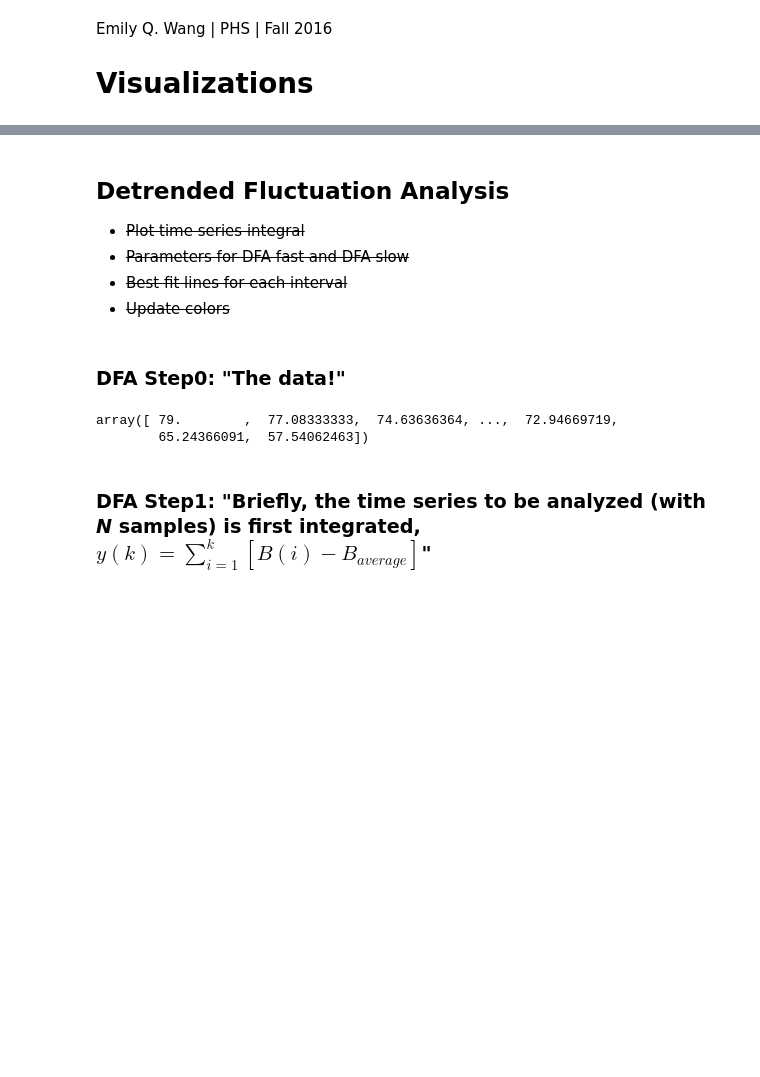
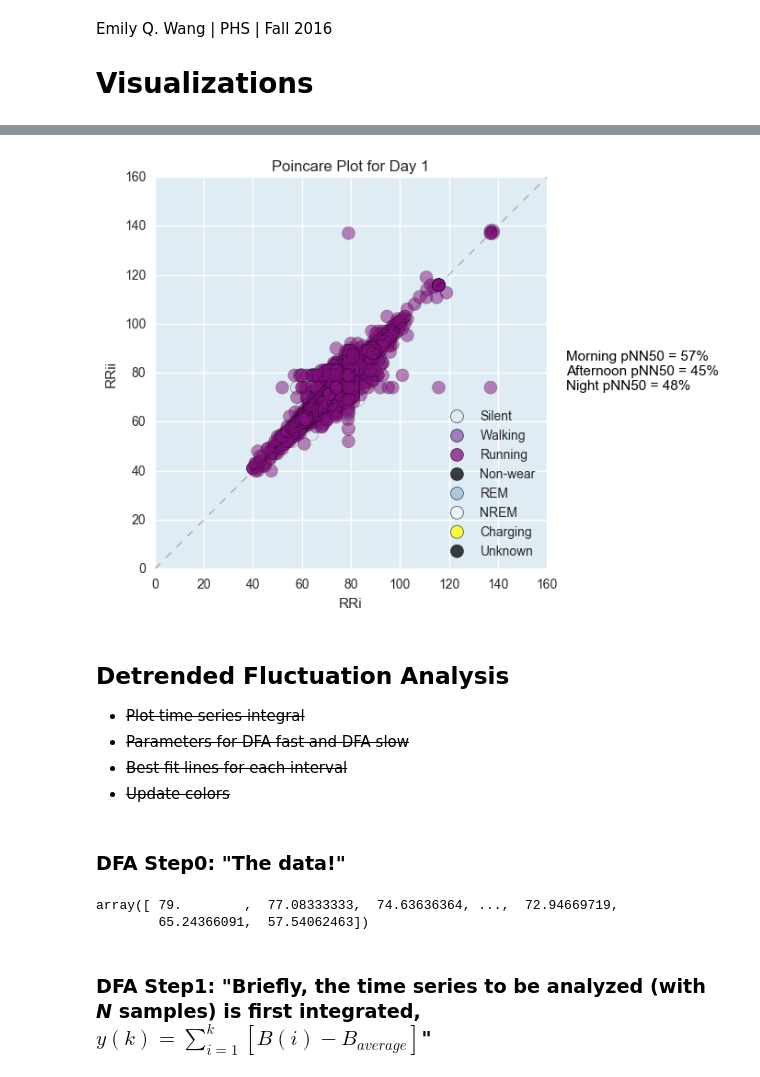
Before and after one commit to terrrychan/PHS-Project, a Jupyter notebook: Visualizations.ipynb, the cells around one changed output, grey strips where cells are left out. Drawn from its saved outputs; the diff is of its cells as text; code cells hidden in the pictures; blank space fills up the shorter version.

```diff
--- a/Visualizations.ipynb
+++ b/Visualizations.ipynb
@@ -278,0 +296,5 @@ plt.show()
+# %%
+print data['activitytype'].unique()
+data['activitytype'] = data['activitytype'].fillna(7.0)
+print data['activitytype'].unique()
+display(data)
@@ -279,3 +321,47 @@ plt.show()
+# %%
+plt.scatter([], [], s=ACTIVITYPOINTSIZE, alpha=0.75, color=ACTIVITYCOLORS[0], label=ACTIVITYLABELS[0], edgecolors=ACTIVITYMARKEREDGECOLOR, linewidths=ACTIVITYMARKEREDGEWIDTH)
+plt.scatter([], [], s=ACTIVITYPOINTSIZE, alpha=0.75, color=ACTIVITYCOLORS[1], label=ACTIVITYLABELS[1], edgecolors=ACTIVITYMARKEREDGECOLOR, linewidths=ACTIVITYMARKEREDGEWIDTH)
+plt.scatter([], [], s=ACTIVITYPOINTSIZE, alpha=0.75, color=ACTIVITYCOLORS[2], label=ACTIVITYLABELS[2], edgecolors=ACTIVITYMARKEREDGECOLOR, linewidths=ACTIVITYMARKEREDGEWIDTH)
+plt.scatter([], [], s=ACTIVITYPOINTSIZE, alpha=0.75, color=ACTIVITYCOLORS[3], label=ACTIVITYLABELS[3], edgecolors=ACTIVITYMARKEREDGECOLOR, linewidths=ACTIVITYMARKEREDGEWIDTH)
+plt.scatter([], [], s=ACTIVITYPOINTSIZE, alpha=0.75, color=ACTIVITYCOLORS[4], label=ACTIVITYLABELS[4], edgecolors=ACTIVITYMARKEREDGECOLOR, linewidths=ACTIVITYMARKEREDGEWIDTH)
+plt.scatter([], [], s=ACTIVITYPOINTSIZE, alpha=0.75, color=ACTIVITYCOLORS[5], label=ACTIVITYLABELS[5], edgecolors=ACTIVITYMARKEREDGECOLOR, linewidths=ACTIVITYMARKEREDGEWIDTH)
+plt.scatter([], [], s=ACTIVITYPOINTSIZE, alpha=0.75, color=ACTIVITYCOLORS[6], label=ACTIVITYLABELS[6], edgecolors=ACTIVITYMARKEREDGECOLOR, linewidths=ACTIVITYMARKEREDGEWIDTH)
+plt.scatter([], [], s=ACTIVITYPOINTSIZE, alpha=0.75, color=ACTIVITYCOLORS[7], label=ACTIVITYLABELS[7], edgecolors=ACTIVITYMARKEREDGECOLOR, linewidths=ACTIVITYMARKEREDGEWIDTH)
+plt.legend(loc=4)
+
+plt.plot(np.arange(0, 160, 0.05),
+         np.arange(0, 160, 0.05),
+         linestyle=YEQUALSXLINESTYLE, color=YEQUALSXCOLOR, alpha=YEQUALSXALPHA, linewidth=LINEWIDTH)
+
+plt.scatter(data['RRi'],
+            data['RRii'],
+            c=data['activitytype'],
+            cmap=matplotlib.colors.ListedColormap(COLORS),
+            s=ACTIVITYPOINTSIZE, alpha=0.5)
+
+axes = plt.gca()
+axes.set_xlim([0, 160])
+axes.set_ylim([0, 160])
+axes.set_aspect('equal', adjustable='box')
+axes.set_axis_bgcolor(BGCOLOR)
+
+morning_pNN50_str = str(data['pNN50'][0])[2:4]
+afternoon_pNN50_str = str(data['pNN50'][1])[2:4]
+night_pNN50_str = str(data['pNN50'][2])[2:4]
+place_text(1.05, 0.45, 'Morning pNN50 = ' + morning_pNN50_str + '%' +
+                       '\nAfternoon pNN50 = ' + afternoon_pNN50_str + '%' +
+                       '\nNight pNN50 = ' + night_pNN50_str + '%',
+                       axes)
+
+plt.xlabel('RRi')
+plt.ylabel('RRii')
+plt.title('Poincare Plot for Day 1')
+
+plt.savefig('day1_PoincarePlot_ActivityColors.png', format='png', bbox_inches='tight')
+plt.savefig('day1_PoincarePlot_ActivityColors.pdf', format='pdf', bbox_inches='tight')
+plt.show()
+# %% [output]
+[figure, added]
 # %% [markdown]
 ## Detrended Fluctuation Analysis
 
```
Also changed, not shown: parts of 8 cells of this notebook, 13 other files.
